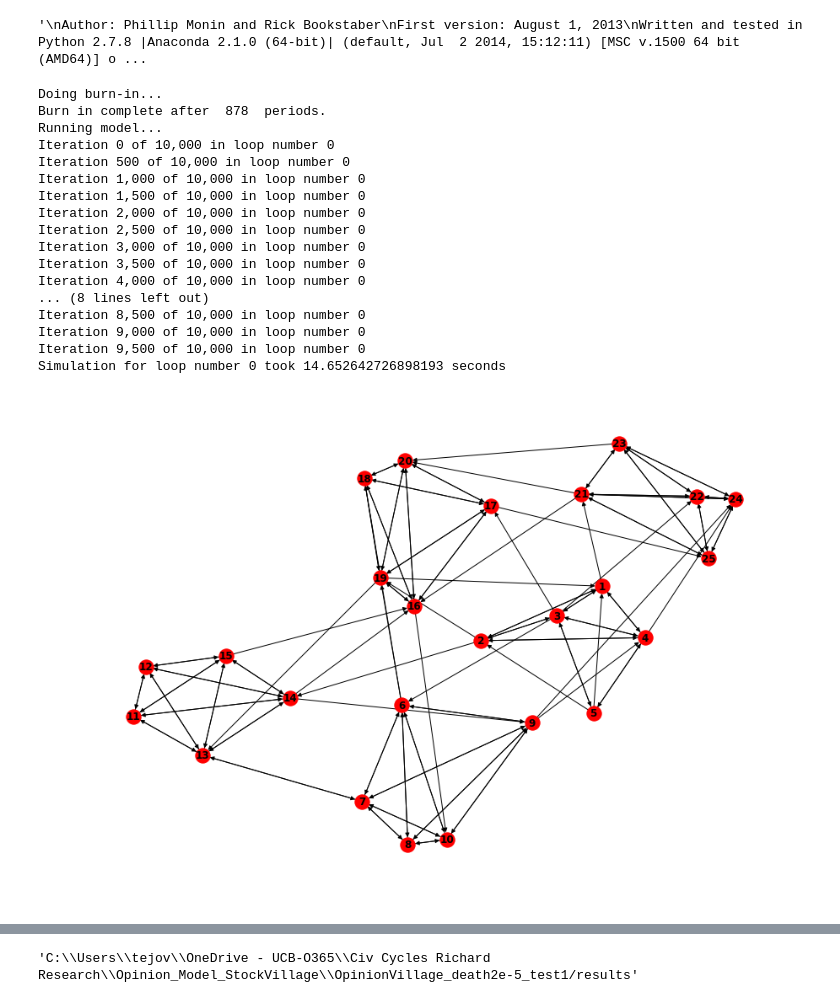
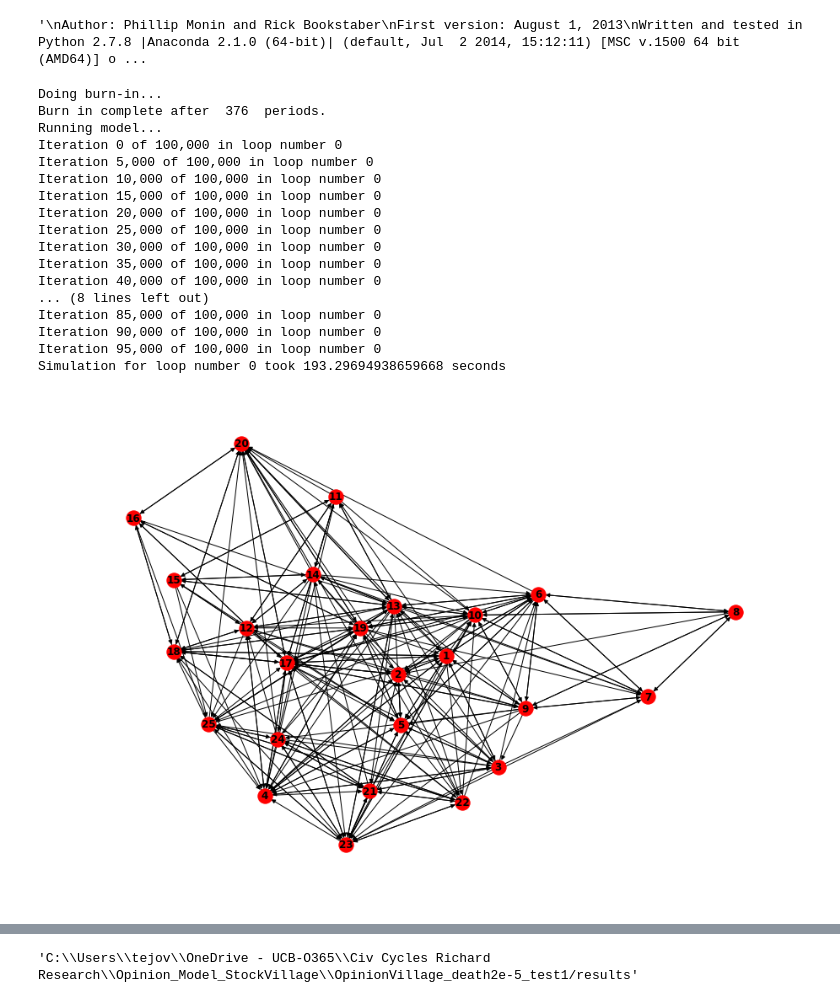
Before and after one commit to Tejovan/CivRiseFall_agentmodel2020, a Jupyter notebook: Civ_model_smallworld/Civ_model_smallworld.ipynb, the cells around one changed output, grey strips where cells are left out. Drawn from its saved outputs; the diff is of its cells as text; code cells hidden in the pictures.

```diff
--- a/Civ_model_smallworld/Civ_model_smallworld.ipynb
+++ b/Civ_model_smallworld/Civ_model_smallworld.ipynb
@@ -494,7 +494,7 @@ if __name__ == "__main__":
     sizeVillage = [5]                   # number of agents in each village except the last village
     numVillages = numAgents[0] // sizeVillage[0]    # unused as of now
 #     numVillageAgents = [5]
-    numTotalTicks = [1e4] #Change the number of iterations
+    numTotalTicks = [1e5] #Change the number of iterations
     probLink = [0.005]            # Probability of making a connection in a time period (real in [0,1])
     updateSlope = [1.0]           # Slope parameter of the agent's update function (nonnegative real)
     updatePerturbStDev = [0]
@@ -504,7 +504,7 @@ if __name__ == "__main__":
     probDeathInter = [2e-5]
     probDeathCoef = [1]         # "Slope" parameter for probability of death (nonnegative real)
     probDeathExponent = [2]
-    tribalPreferenceProb = [0.975]
+    tribalPreferenceProb = [0.95]
 #     tribalPreferenceProb = [0, 0.1, 0.4, 0.75]
     #tribalPreferenceProb = np.linspace(0,1,21)
     ## numSegments is the number of periods of numTotalTicks to run, concatenating results
@@ -556,48 +556,48 @@ if __name__ == "__main__":
         	kStar=x[7],
         	probDeathInter=x[8],
         	probDeathCoef=x[9],
         	probDeathExponent=x[10],
         	tribalPreferenceProb=x[11],
            numSegments=x[12])
 
         # output of main class is value counts for total connections (pandas Series)
         tc_a50_k50 = pd.DataFrame()
         for i in range(numSegments[0]):
             tc_series, a50_series, k50_series = myclass.main(resultsFolder, str(listParameters.index(x)), loopIteration=i)
             df_ = pd.concat([tc_series, a50_series, k50_series], axis=1)
             tc_a50_k50 = tc_a50_k50.append(df_)
 
         tc_a50_k50.columns = ['tc','a_50','k_50']
 
         tc_a50_k50 = tc_a50_k50.reset_index(drop=True)
 
         filename = 'results' + str(listParameters.index(x))
         filepath = os.path.join(resultsFolder,filename)
         filename_csv = filepath + '-tc_a50_k50' + '.csv'
         tc_a50_k50.to_csv(filename_csv)
 
     os.getcwd()
     os.chdir('..')   # move back to the directory of the script,
                        # so that the next run does not save itself inside the prevouse runs folder
 # %% [output]
 Doing burn-in...
-Burn in complete after  878  periods.
+Burn in complete after  376  periods.
 Running model...
-Iteration 0 of 10,000 in loop number 0
-Iteration 500 of 10,000 in loop number 0
-Iteration 1,000 of 10,000 in loop number 0
-Iteration 1,500 of 10,000 in loop number 0
-Iteration 2,000 of 10,000 in loop number 0
-Iteration 2,500 of 10,000 in loop number 0
-Iteration 3,000 of 10,000 in loop number 0
-Iteration 3,500 of 10,000 in loop number 0
-Iteration 4,000 of 10,000 in loop number 0
+Iteration 0 of 100,000 in loop number 0
+Iteration 5,000 of 100,000 in loop number 0
+Iteration 10,000 of 100,000 in loop number 0
+Iteration 15,000 of 100,000 in loop number 0
+Iteration 20,000 of 100,000 in loop number 0
+Iteration 25,000 of 100,000 in loop number 0
+Iteration 30,000 of 100,000 in loop number 0
+Iteration 35,000 of 100,000 in loop number 0
+Iteration 40,000 of 100,000 in loop number 0
 ... (8 lines left out)
-Iteration 8,500 of 10,000 in loop number 0
-Iteration 9,000 of 10,000 in loop number 0
-Iteration 9,500 of 10,000 in loop number 0
-Simulation for loop number 0 took 14.652642726898193 seconds
+Iteration 85,000 of 100,000 in loop number 0
+Iteration 90,000 of 100,000 in loop number 0
+Iteration 95,000 of 100,000 in loop number 0
+Simulation for loop number 0 took 193.29694938659668 seconds
-[figure, old version]
+[figure, new version]
 # %%
 import pandas as pd
 import matplotlib.pyplot as plt
```
Also changed, not shown: parts of 2 cells of this notebook, 55 other files.
